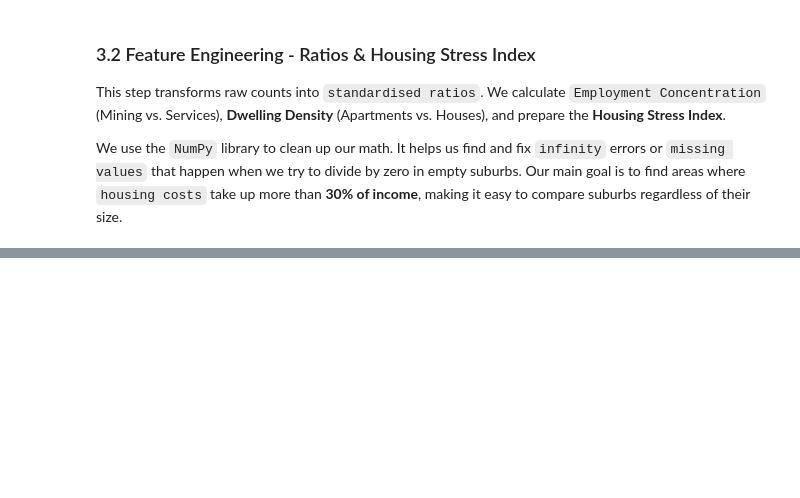
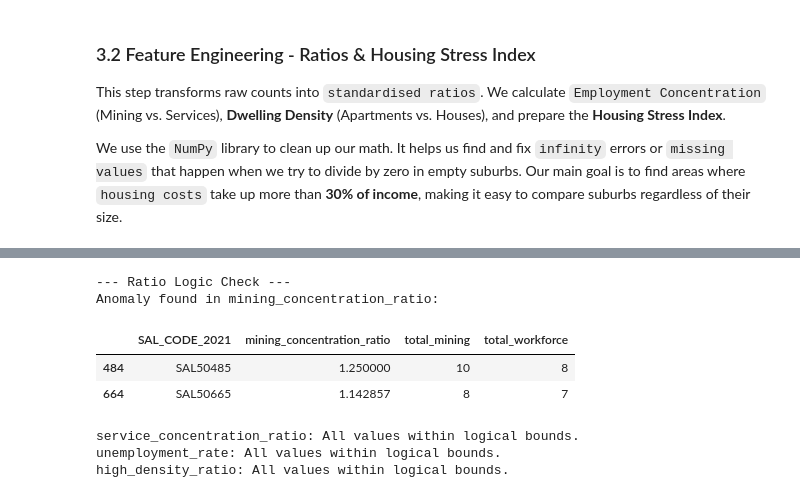
Before and after one commit to GaryUWA/WA-Housing-Model-2021-analysis, a Jupyter notebook: notebooks/01_data_cleaning.ipynb, the cells around one changed output, grey strips where cells are left out. Cells and saved outputs as stored; diff of their text form; code cells hidden in the pictures; blank space fills up the shorter version.

```diff
--- a/notebooks/01_data_cleaning.ipynb
+++ b/notebooks/01_data_cleaning.ipynb
@@ -453,0 +460,23 @@ display(master_df[feature_cols].head())
+# %%
+# List ratio columns for validation
+ratio_cols = ['mining_concentration_ratio', 'service_concentration_ratio',
+              'unemployment_rate', 'high_density_ratio']
+
+# Check for values outside the expected 0 to 1 range
+print("--- Ratio Logic Check ---")
+for col in ratio_cols:
+    outliers = master_df[(master_df[col] > 1.0) | (master_df[col] < 0)]
+    if not outliers.empty:
+        print(f"Anomaly found in {col}:")
+        display(outliers[['SAL_CODE_2021', col, 'total_mining', 'total_workforce']])
+    else:
+        print(f"{col}: All values within logical bounds.")
+# %% [output]
+--- Ratio Logic Check ---
+Anomaly found in mining_concentration_ratio:
+|  | SAL_CODE_2021 | mining_concentration_ratio | total_mining | total_workforce |
+| 484 | SAL50485 | 1.250000 | 10 | 8 |
+| 664 | SAL50665 | 1.142857 | 8 | 7 |
+service_concentration_ratio: All values within logical bounds.
+unemployment_rate: All values within logical bounds.
+high_density_ratio: All values within logical bounds.
```
Also changed, not shown: parts of 12 cells of this notebook.
